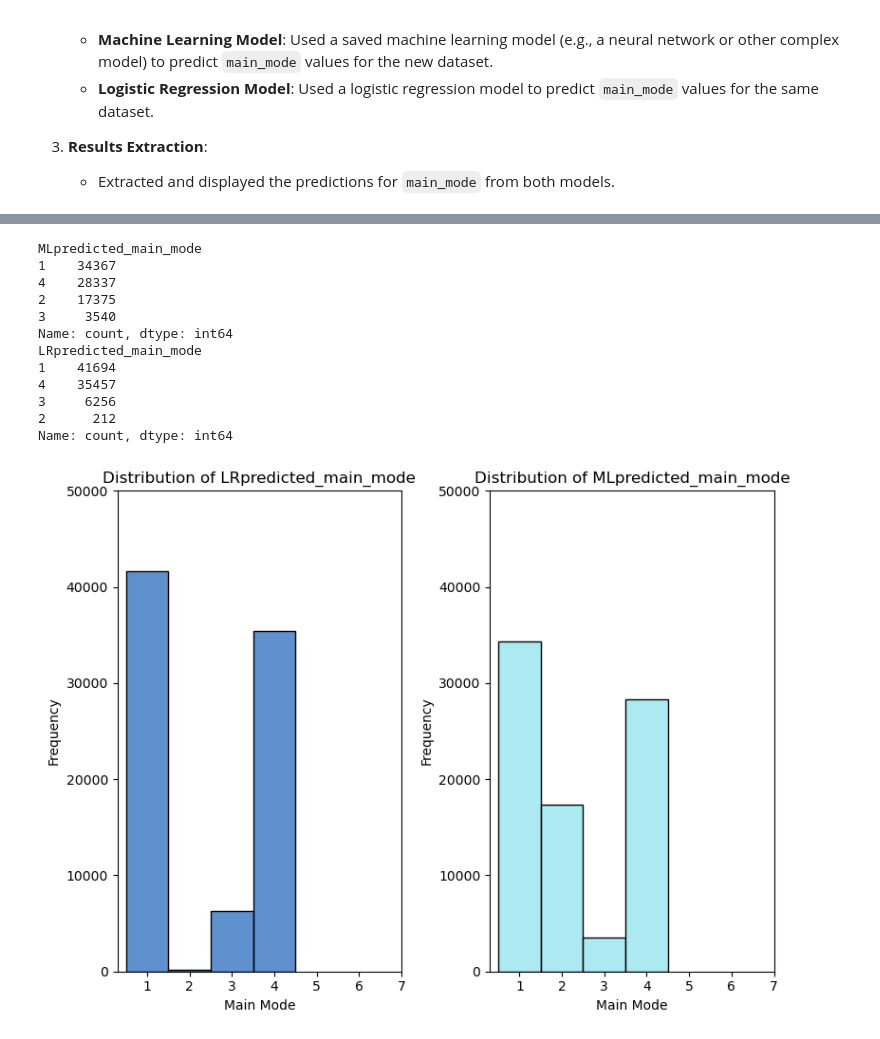
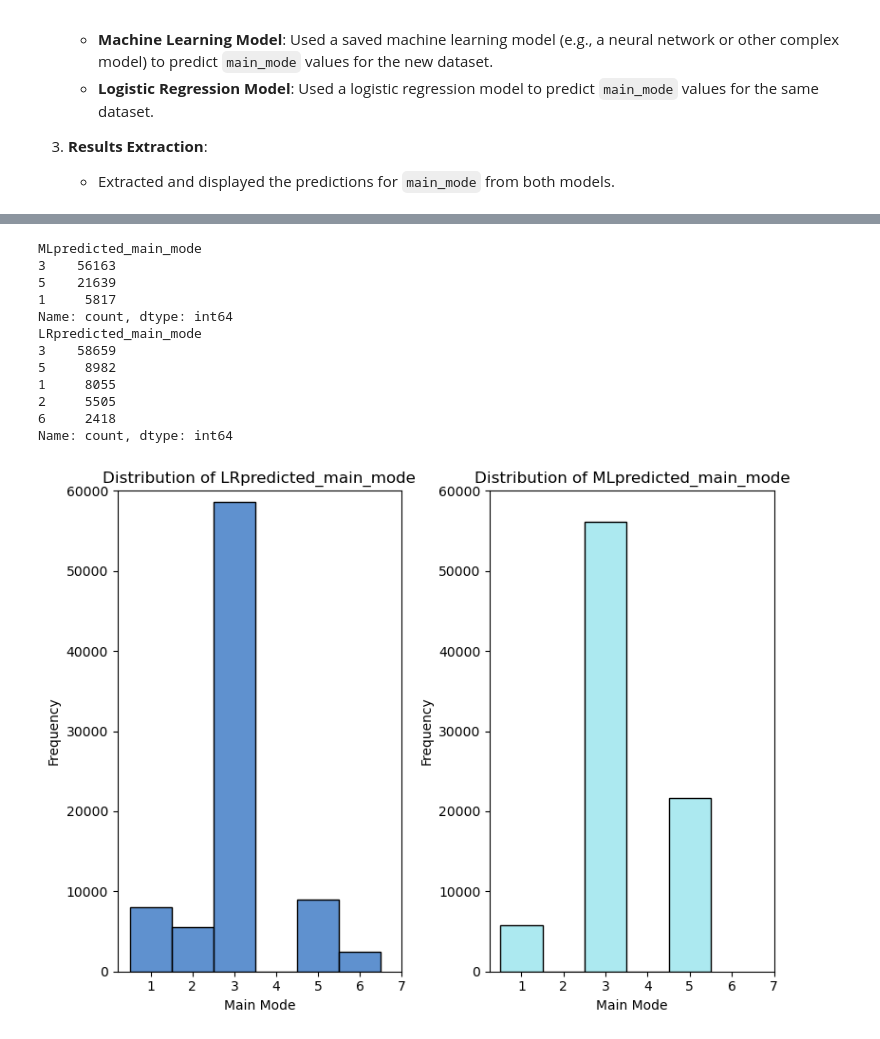
Before and after one commit to xiaolinliu0704/Study-of-UK-travel-pattern-1998-2018, a Jupyter notebook: Study_of_Transportation_Behavior_Patterns.ipynb, the cells around one changed output, grey strips where cells are left out. Cells and saved outputs as stored; diff of their text form; code cells hidden in the pictures.

```diff
--- a/Study_of_Transportation_Behavior_Patterns.ipynb
+++ b/Study_of_Transportation_Behavior_Patterns.ipynb
@@ -1119,7 +1114,7 @@ print(coef_df)
 
 # Initialize models
 LRordbusfreq_model = LinearRegression()
-LRbicyclefreq_model = LinearRegression()
+LRbicyclefreq_model = LinearRegression(positive=True)
 LRwalkfreq_model = LinearRegression()
 LRtrip_dis_model = LinearRegression()
 
@@ -2148 +2311,21 @@ X = generated_df[['survey_year', 'eco_stat', 'own_cycle', 'driver_license', 'car
+# %%
+@register_keras_serializable()
+def focal_loss(gamma=2., alpha=4.):
+    def focal_loss_fixed(y_true, y_pred):
+        epsilon = K.epsilon()
+        y_pred = tf.clip_by_value(y_pred, epsilon, 1. - epsilon)
+        cross_entropy = -y_true * K.log(y_pred)
+        loss = alpha * tf.pow(1 - y_pred, gamma) * cross_entropy
+        return tf.reduce_mean(tf.reduce_sum(loss, axis=-1))
+    return focal_loss_fixed
+
+# Load the previously saved model from the file 'yth0318.keras'
+loaded_model = tf.keras.models.load_model(
+    'yth0318.keras',
+    custom_objects={'focal_loss_fixed': focal_loss(gamma=2., alpha=4.)}
+)
+scaler = joblib.load('scaler.pkl')
+
+# Prepare the feature data from the generated dataset for prediction.
+X = generated_df[['survey_year', 'eco_stat', 'own_cycle', 'driver_license', 'car_access', 'individual_income', 'bus_standard']]
 # %%
@@ -2301,4 +2533,10 @@ Predicted counts per class: 4    83619
 Name: count, dtype: int64
+# %%
+X['LRpredicted_main_mode'] = LRpredictions_main_mode
+X['LRordbusfreq_pred_new'] = y_ordbusfreq_pred_new
+X['LRbicyclefreq_pred_new'] = y_bicyclefreq_pred_new
+X['LRwalkfreq_pred_new'] = y_walkfreq_pred_new
+X['LRtrip_dis_pred_new'] = y_trip_dis_pred_new
 # %%
 print(X['MLpredicted_main_mode'].value_counts())
 print(X['LRpredicted_main_mode'].value_counts())
@@ -2307,40 +2545,40 @@ print(X['LRpredicted_main_mode'].value_counts())
 plt.figure(figsize=(8, 6))
 
 # Plot histogram for 'LRpredicted_main_mode'
 plt.subplot(1, 2, 1)
 sns.histplot(X['LRpredicted_main_mode'], bins=range(1, 8), kde=False, color='#2A6DBF', discrete=True)
 plt.title('Distribution of LRpredicted_main_mode')
 plt.xlabel('Main Mode')
 plt.ylabel('Frequency')
 plt.xticks(range(1, 8))  # Ensure x-axis ticks are integers
 
 # Plot histogram for 'MLpredicted_main_mode'
 plt.subplot(1, 2, 2)
 sns.histplot(X['MLpredicted_main_mode'], bins=range(1, 8), kde=False, color='#91E2EB', discrete=True)
 plt.title('Distribution of MLpredicted_main_mode')
 plt.xlabel('Main Mode')
 plt.ylabel('Frequency')
 plt.xticks(range(1, 8))  # Ensure x-axis ticks are integers
 
 # Ensure y-axis limits are the same for both plots
-y_max = 50000
+y_max = 60000
 plt.subplot(1, 2, 1).set_ylim(0, y_max + 10)  # Add some space above the highest bar
 plt.subplot(1, 2, 2).set_ylim(0, y_max + 10)  # Add some space above the highest bar
 
 # Display the plots
 plt.tight_layout()
 plt.show()
 # %% [output]
 MLpredicted_main_mode
-1    34367
-4    28337
-2    17375
-3     3540
+3    56163
+5    21639
+1     5817
 Name: count, dtype: int64
 LRpredicted_main_mode
-1    41694
-4    35457
-3     6256
-2      212
+3    58659
+5     8982
+1     8055
+2     5505
+6     2418
 Name: count, dtype: int64
-[figure, old version]
+[figure, new version]
```
Also changed, not shown: parts of 24 cells of this notebook.
